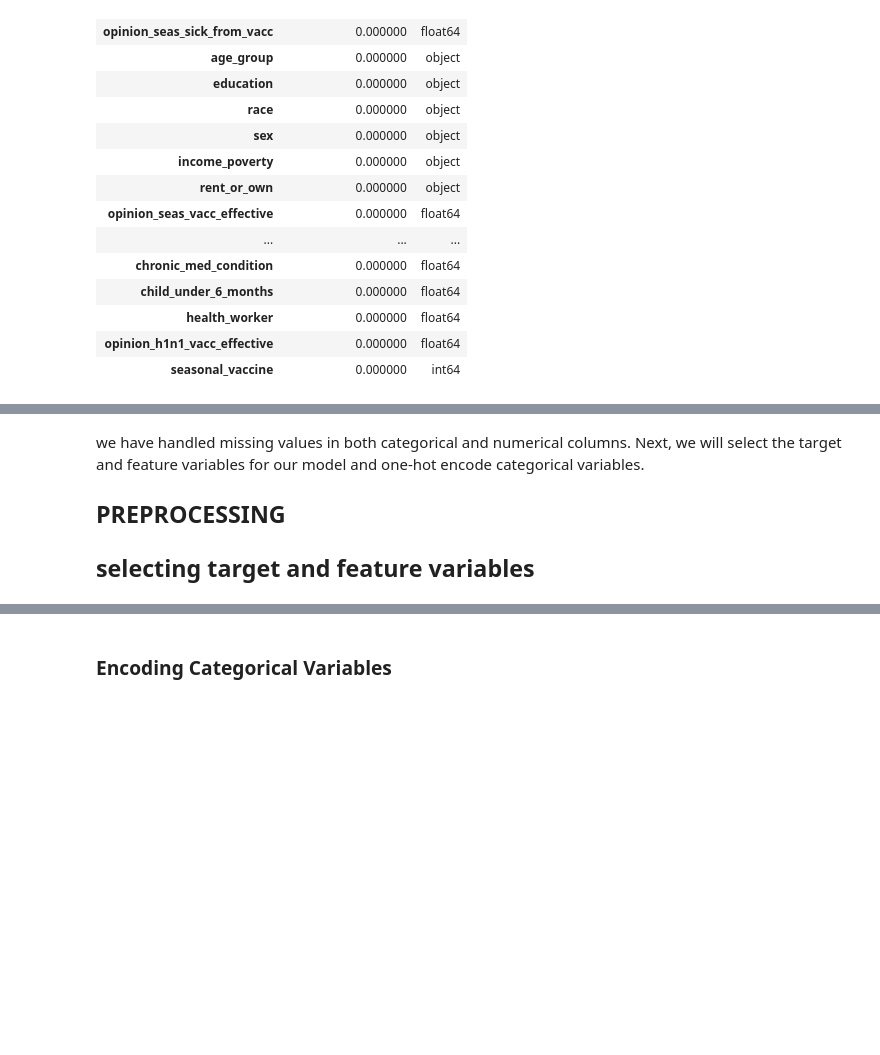
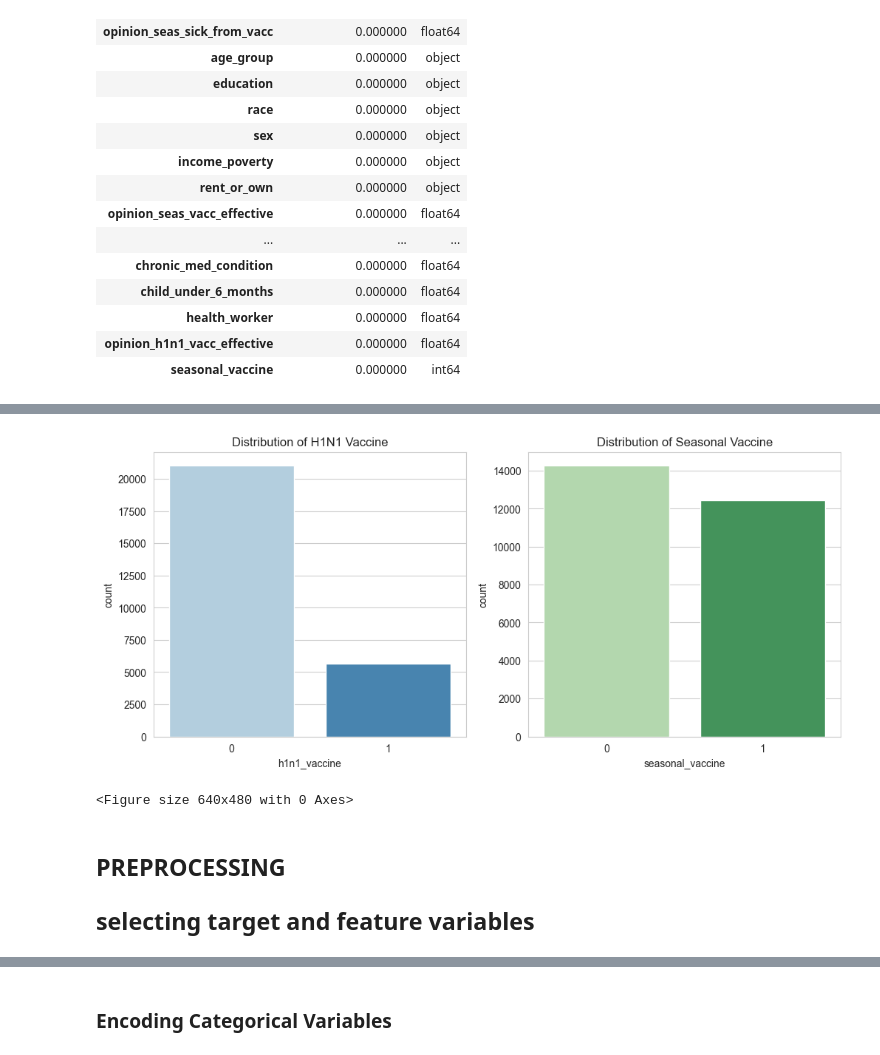
Before and after one commit to sharonkipruto-code/Phase3_project, a Jupyter notebook: flu_index.ipynb, the cells around one changed output, grey strips where cells are left out. Cells and saved outputs as stored; diff of their text form; code cells hidden in the pictures; blank space fills up the shorter version.

```diff
--- a/flu_index.ipynb
+++ b/flu_index.ipynb
@@ -227,9 +217,15 @@ low_missing_cols = [
     'h1n1_knowledge', 'opinion_seas_risk', 'opinion_h1n1_risk',
     'doctor_recc_h1n1','doctor_recc_seasonal']
 
-#create a loop to fill missing values with mode
-for cols in low_missing_cols:
-    df[cols]=df[cols].fillna(df[cols].mode()[0])
+#mode imputation
+imputer=SimpleImputer(strategy='most_frequent')
+
+#fit and transform the low missing columns
+df[low_missing_cols]=imputer.fit_transform(df[low_missing_cols])
+
+# #create a loop to fill missing values with mode
+# for cols in low_missing_cols:
+#     df[cols]=df[cols].fillna(df[cols].mode()[0])
 # %% [markdown]
 now we have handled missing values in categorical columns. Next, we will handle missing values in numerical columns.
 
@@ -272,7 +277,17 @@ filled missing values for: ['h1n1_concern', 'behavioral_antiviral_meds', 'behavi
+# %%
+# Visualize target variable distribution
+fig, ax = plt.subplots(1, 2, figsize=(12, 5))
+sns.countplot(x='h1n1_vaccine', data=df, ax=ax[0], palette='Blues')
+ax[0].set_title('Distribution of H1N1 Vaccine')
+
+sns.countplot(x='seasonal_vaccine', data=df, ax=ax[1], palette='Greens')
+ax[1].set_title('Distribution of Seasonal Vaccine')
+plt.show()
+plt.savefig('./Visualizations/vaccine_distribution.png')
+# %% [output]
+[figure, added]
+<Figure size 640x480 with 0 Axes>
 # %% [markdown]
-
-we have handled missing values in both categorical and numerical columns. Next, we will select the target and feature variables for our model and one-hot encode categorical variables.
-
 
 ## PREPROCESSING
 
```
Also changed, not shown: parts of 22 cells of this notebook, 5 other files.
